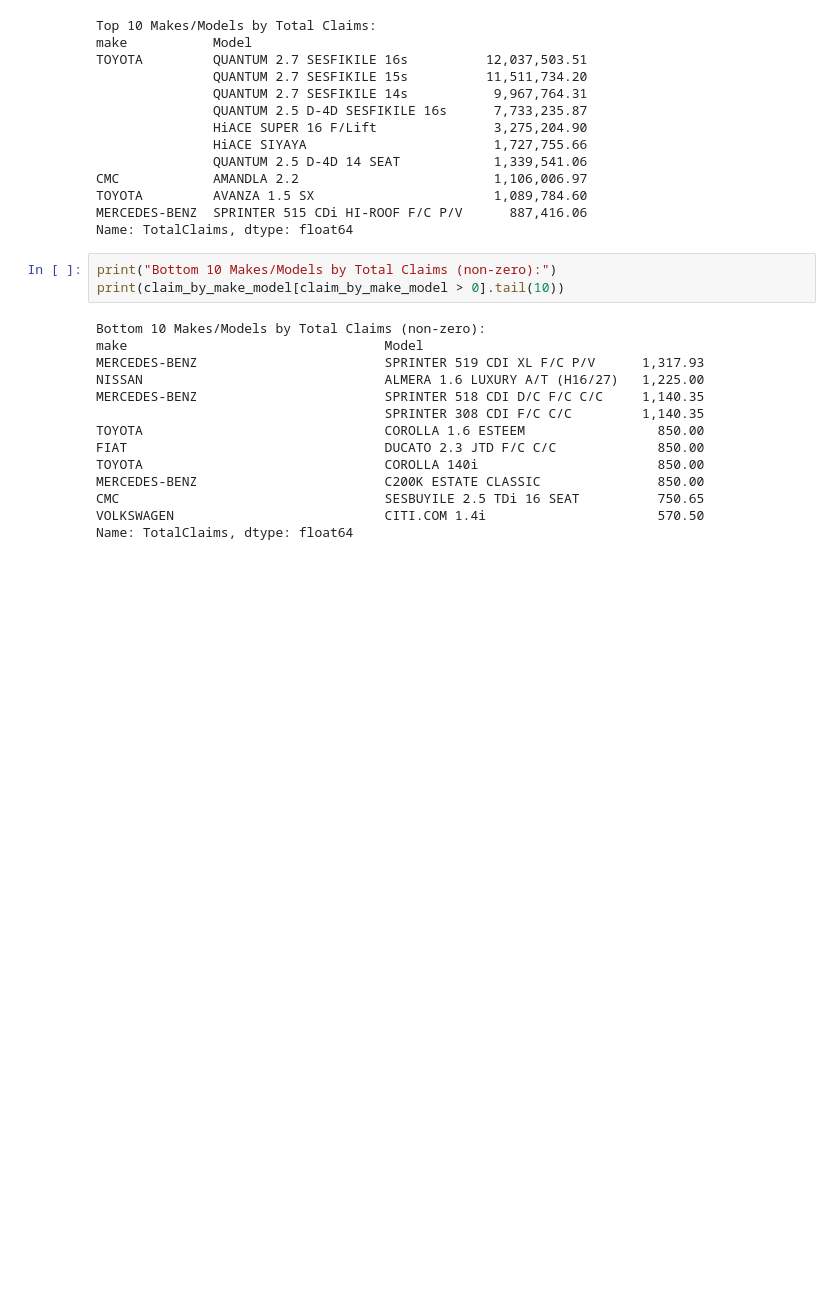
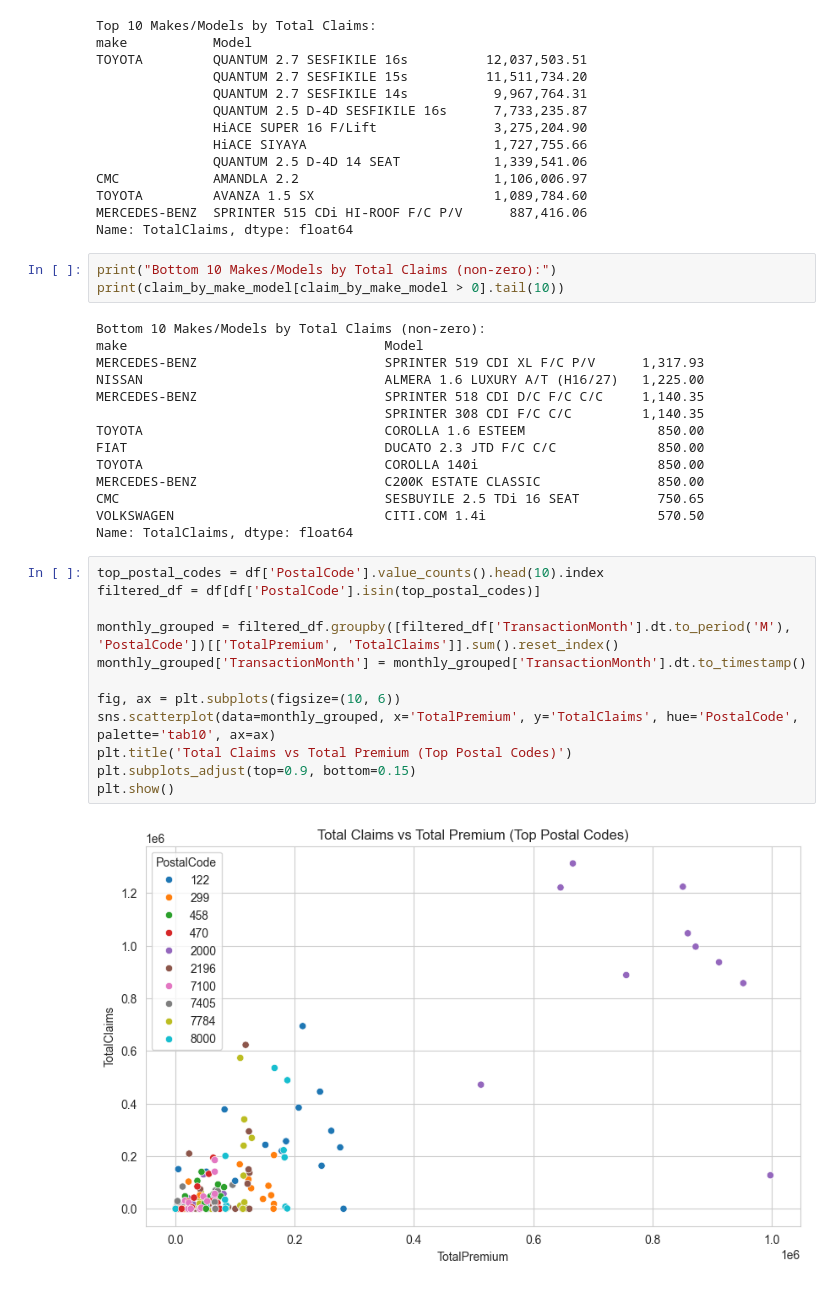
Before and after one commit to mikiyasegaye/Risk-Analytics-Predictive-Modeling, a Jupyter notebook: notebooks/task-1-eda.ipynb, the cells around one changed output. Cells and saved outputs as stored; diff of their text form; blank space fills up the shorter version.

```diff
--- a/notebooks/task-1-eda.ipynb
+++ b/notebooks/task-1-eda.ipynb
@@ -304,3 +304,17 @@ MERCEDES-BENZ                        C200K ESTATE CLASSIC               850.00
 CMC                                  SESBUYILE 2.5 TDi 16 SEAT          750.65
 VOLKSWAGEN                           CITI.COM 1.4i                      570.50
 Name: TotalClaims, dtype: float64
+# %%
+top_postal_codes = df['PostalCode'].value_counts().head(10).index
+filtered_df = df[df['PostalCode'].isin(top_postal_codes)]
+
+monthly_grouped = filtered_df.groupby([filtered_df['TransactionMonth'].dt.to_period('M'), 'PostalCode'])[['TotalPremium', 'TotalClaims']].sum().reset_index()
+monthly_grouped['TransactionMonth'] = monthly_grouped['TransactionMonth'].dt.to_timestamp()
+
+fig, ax = plt.subplots(figsize=(10, 6))
+sns.scatterplot(data=monthly_grouped, x='TotalPremium', y='TotalClaims', hue='PostalCode', palette='tab10', ax=ax)
+plt.title('Total Claims vs Total Premium (Top Postal Codes)')
+plt.subplots_adjust(top=0.9, bottom=0.15)
+plt.show()
+# %% [output]
+[figure, added]
```
Also changed, not shown: parts of 3 cells of this notebook.
